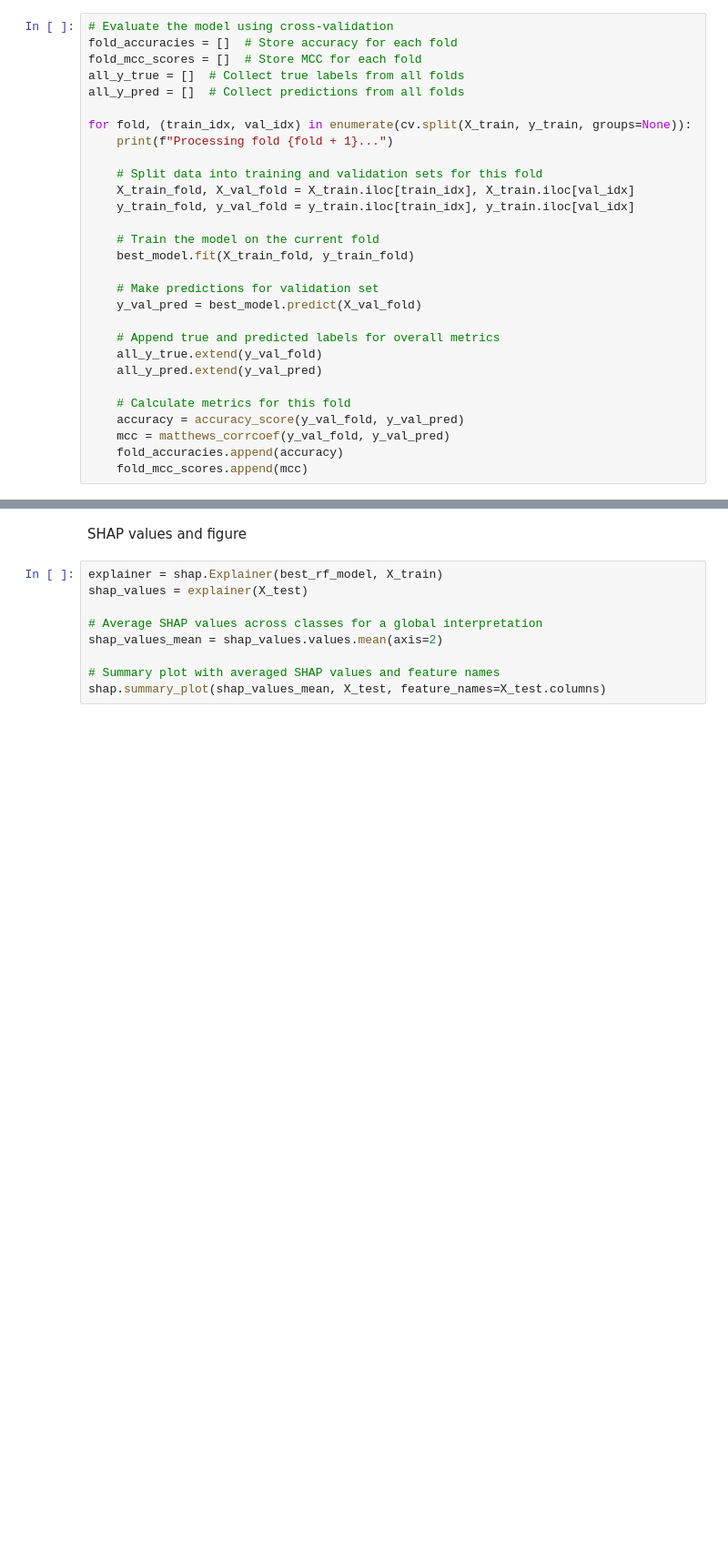
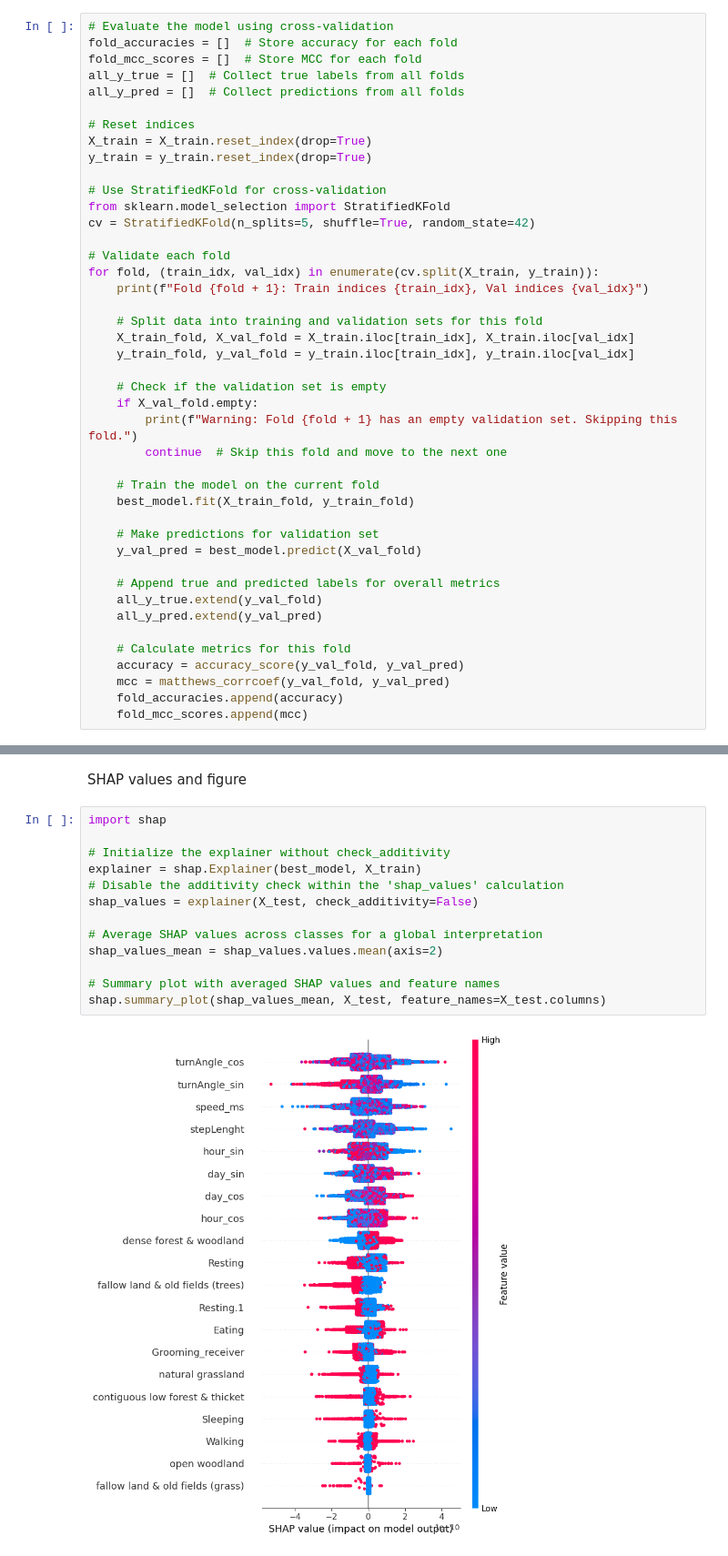
Before and after one commit to tbeucler/2024_MLEES, a Jupyter notebook: ML_course_2024.ipynb, the cells around one changed output, grey strips where cells are left out. Shown: that part at 91% size. Cells and saved outputs as stored; diff of their text form; blank space fills up the shorter version.

```diff
--- a/ML_course_2024.ipynb
+++ b/ML_course_2024.ipynb
@@ -585,12 +587,26 @@ fold_mcc_scores = []  # Store MCC for each fold
 all_y_true = []  # Collect true labels from all folds
 all_y_pred = []  # Collect predictions from all folds
 
-for fold, (train_idx, val_idx) in enumerate(cv.split(X_train, y_train, groups=None)):
-    print(f"Processing fold {fold + 1}...")
+# Reset indices
+X_train = X_train.reset_index(drop=True)
+y_train = y_train.reset_index(drop=True)
+
+# Use StratifiedKFold for cross-validation
+from sklearn.model_selection import StratifiedKFold
+cv = StratifiedKFold(n_splits=5, shuffle=True, random_state=42)
+
+# Validate each fold
+for fold, (train_idx, val_idx) in enumerate(cv.split(X_train, y_train)):
+    print(f"Fold {fold + 1}: Train indices {train_idx}, Val indices {val_idx}")
 
     # Split data into training and validation sets for this fold
     X_train_fold, X_val_fold = X_train.iloc[train_idx], X_train.iloc[val_idx]
     y_train_fold, y_val_fold = y_train.iloc[train_idx], y_train.iloc[val_idx]
+
+    # Check if the validation set is empty
+    if X_val_fold.empty:
+        print(f"Warning: Fold {fold + 1} has an empty validation set. Skipping this fold.")
+        continue  # Skip this fold and move to the next one
 
     # Train the model on the current fold
     best_model.fit(X_train_fold, y_train_fold)
@@ -658,11 +691,17 @@ plt.show()
 # %% [markdown]
 SHAP values and figure
 # %%
-explainer = shap.Explainer(best_rf_model, X_train)
-shap_values = explainer(X_test)
+import shap
+
+# Initialize the explainer without check_additivity
+explainer = shap.Explainer(best_model, X_train)
+# Disable the additivity check within the 'shap_values' calculation
+shap_values = explainer(X_test, check_additivity=False)
 
 # Average SHAP values across classes for a global interpretation
 shap_values_mean = shap_values.values.mean(axis=2)
 
 # Summary plot with averaged SHAP values and feature names
 shap.summary_plot(shap_values_mean, X_test, feature_names=X_test.columns)
+# %% [output]
+[figure, added]
```
Also changed, not shown: parts of 10 cells of this notebook.
